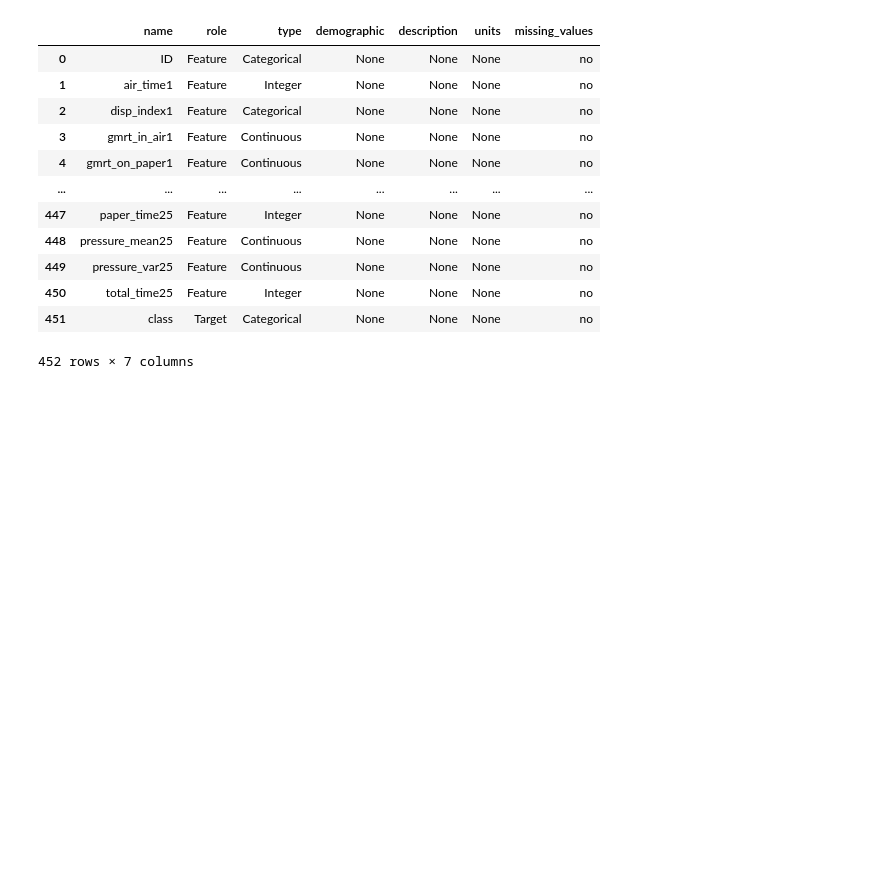
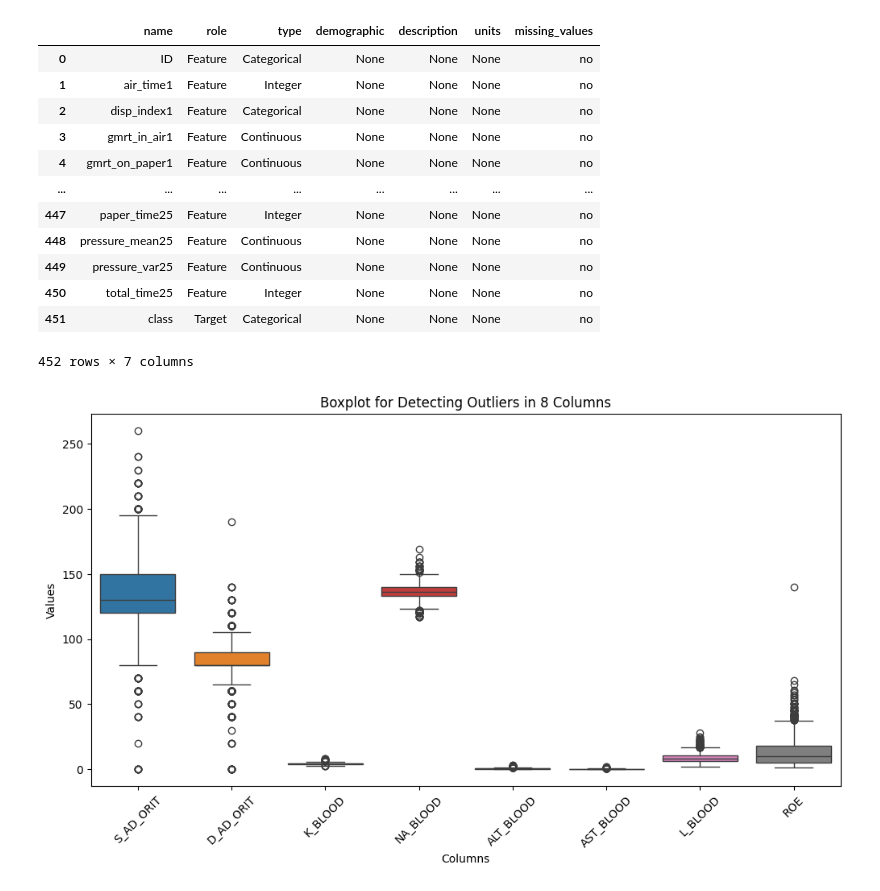
Before and after one commit to shikgom2/24_1_ml_teamproject, a Jupyter notebook: eda.ipynb, the cells around one changed output. Cells and saved outputs as stored; diff of their text form; code cells hidden in the pictures; blank space fills up the shorter version.

```diff
--- a/eda.ipynb
+++ b/eda.ipynb
@@ -154,3 +147,15 @@ darwin.variables
 | 450 | total_time25 | Feature | Integer | None | None | None | no |
 | 451 | class | Target | Categorical | None | None | None | no |
 452 rows × 7 columns
+# %%
+#이상치 체크
+
+plt.figure(figsize=(12, 6))
+sns.boxplot(data=X[['S_AD_ORIT', 'D_AD_ORIT', 'K_BLOOD', 'NA_BLOOD', 'ALT_BLOOD', 'AST_BLOOD', 'L_BLOOD', 'ROE']])
+plt.title('Boxplot for Detecting Outliers in 8 Columns')
+plt.ylabel('Values')
+plt.xlabel('Columns')
+plt.xticks(rotation=45)
+plt.show()
+# %% [output]
+[figure, added]
```
Also changed, not shown: parts of 19 cells of this notebook.
